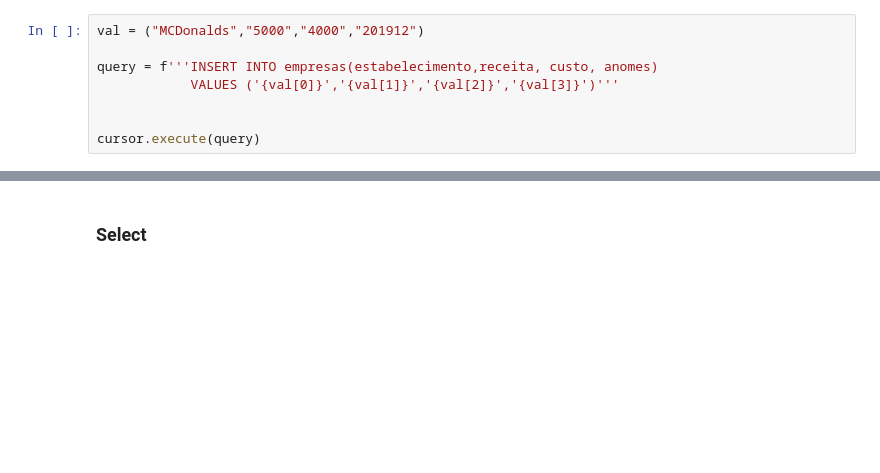
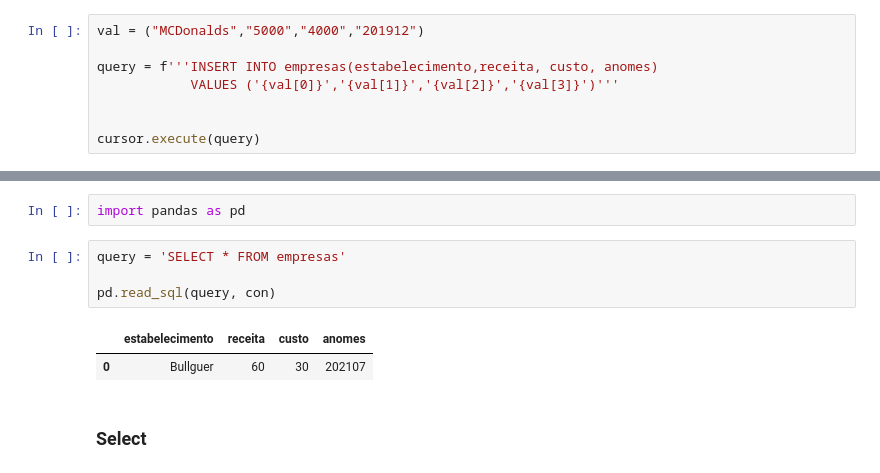
Before and after one commit to ossamum/aulas-mesttra, a Jupyter notebook: SQL/Aula 01 - SQL - Códigos.ipynb, the cells around one changed output, grey strips where cells are left out. Cells and saved outputs as stored; diff of their text form; blank space fills up the shorter version.

```diff
--- a/SQL/Aula 01 - SQL - Códigos.ipynb
+++ b/SQL/Aula 01 - SQL - Códigos.ipynb
@@ -250,3 +281,12 @@ cursor.execute(query)
+# %%
+import pandas as pd
+# %%
+query = 'SELECT * FROM empresas'
+
+pd.read_sql(query, con)
+# %% [output]
+|  | estabelecimento | receita | custo | anomes |
+| 0 | Bullguer | 60 | 30 | 202107 |
 # %% [markdown]
 ###  Select
 # %% [markdown]
```
Also changed, not shown: parts of 10 cells of this notebook, 1 other file.
